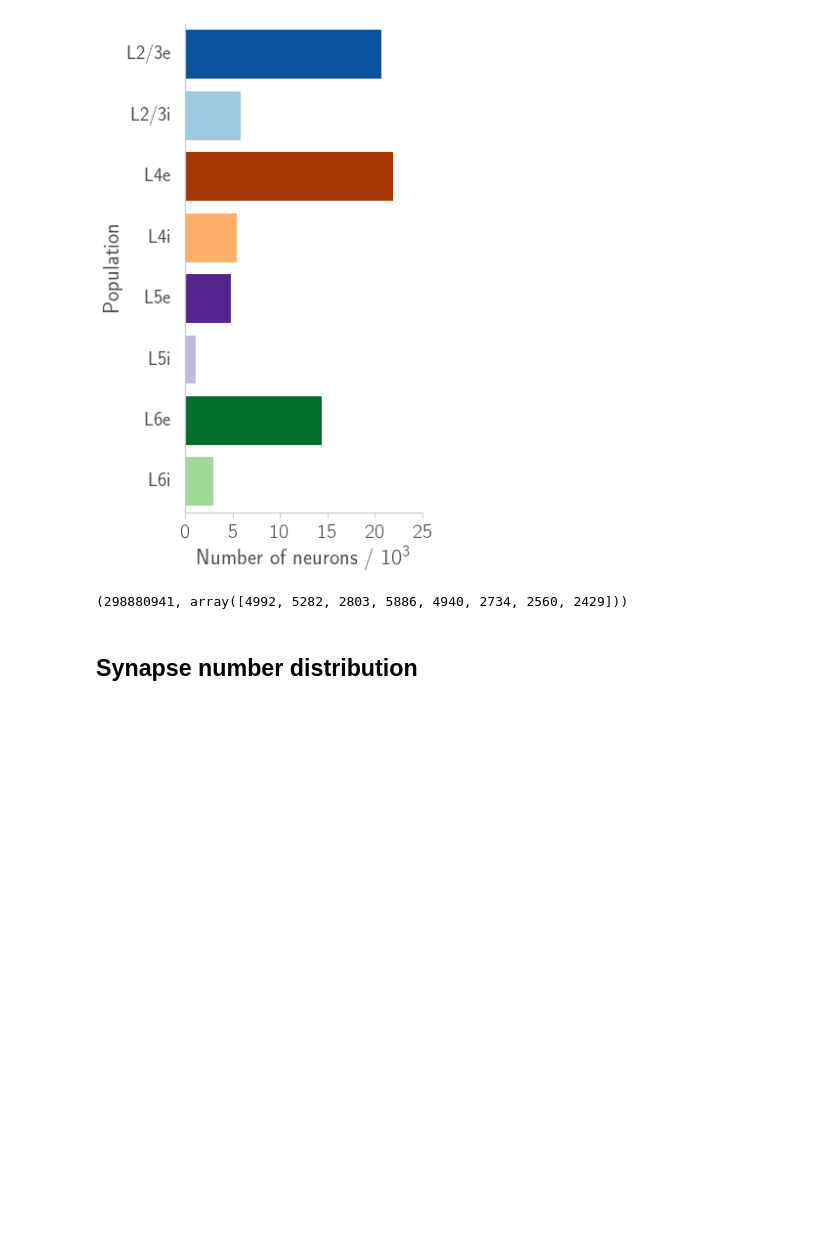
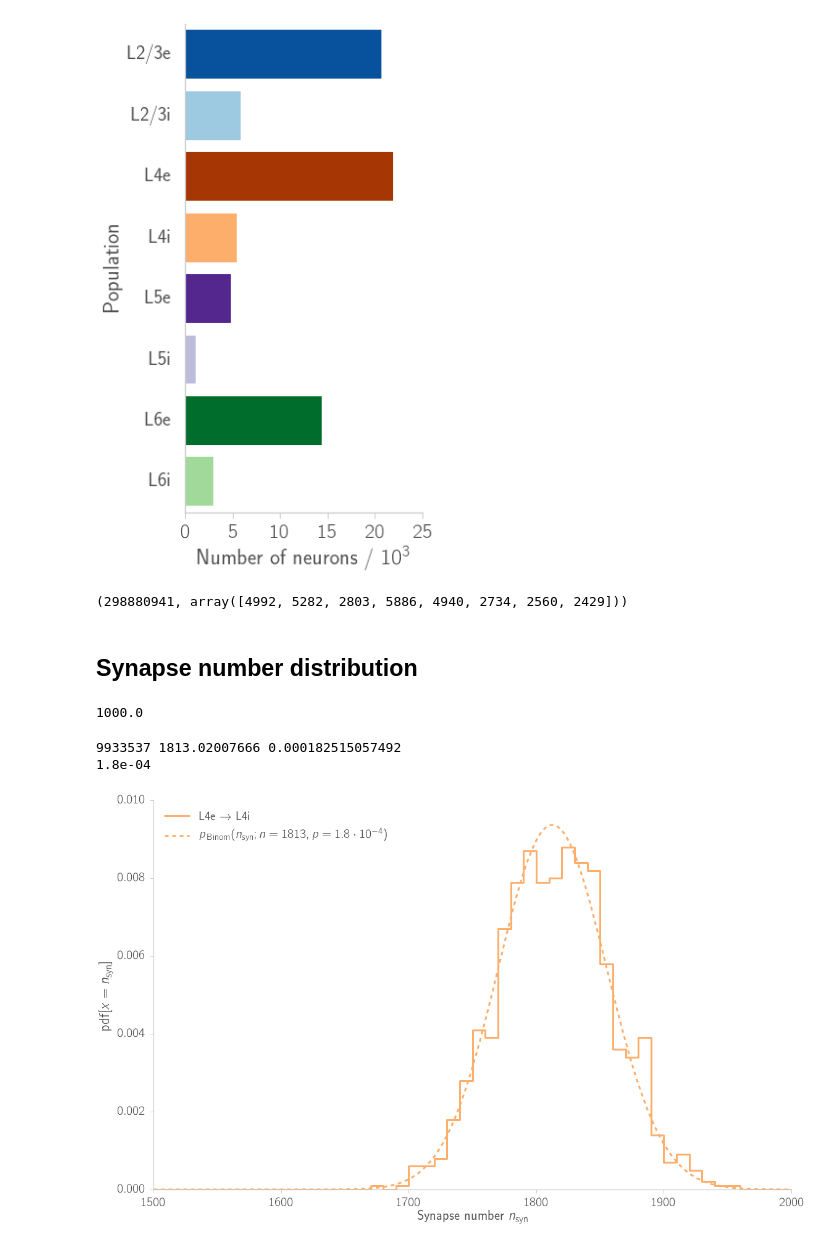
Before and after one commit to frschu/microcircuit, a Jupyter notebook: analysis/model_validation.ipynb, the cells around one changed output. Cells and saved outputs as stored; diff of their text form; code cells hidden in the pictures; blank space fills up the shorter version.

Commit message:
Model validation complete

```diff
--- a/analysis/model_validation.ipynb
+++ b/analysis/model_validation.ipynb
@@ -159,10 +162,77 @@ total_synapses,  total_input
 (298880941, array([4992, 5282, 2803, 5886, 4940, 2734, 2560, 2429]))
 # %% [markdown]
 ## Synapse number distribution
-# %%
-data_path = "/export/data-schuessler/data_microcircuit/micro"
-data_file_name = "synapse_numbers.hdf5"
-path_data_file = os.path.join(data_path, data_file_name)
-with h5py.File(path_data_file, "r") as data_file:
-    bla  = 3
+# %%
+np.sum(syn_hist)
+# %% [output]
+1000.0
+# %%
+# Model
+model = model_class.model()
+label_populations = hf.rlbl(model.populations)
+
+# Pre and postsynaptic population
+target_id = 3
+target    = model.populations[target_id]
+source_id = 2
+source    = model.populations[source_id]
+
+# Data
+data_path = "/export/data-schuessler/data_microcircuit/micro"
+data_file_name = "synapse_numbers.hdf5"
+path_data_file = os.path.join(data_path, data_file_name)
+with h5py.File(path_data_file, "r") as data_file:
+    # Histogram
+    bin_size = data_file.attrs["bin_size"]
+    hist_max = data_file.attrs["hist_max"]
+    n_neurons = data_file.attrs["n_neurons"]#[target_id]
+    bins = np.arange(0, hist_max, bin_size)
+    n_bins_hist = int(hist_max / bin_size)
+    syn_hist = np.zeros(n_bins_hist)
+    syn_hist[1:] = data_file[target + "/" + source][:-1]
+    syn_hist[0] = syn_hist[1]
+
+# Plot range
+xlim = (1500, 2000)
+
+# Theory: binomial distribution
+n_total = model.C_ab
+k_mean_all =  (model.C_ab.T / (model.n_neurons * model.area)).T
+n = n_total[target_id, source_id]
+k_mean = k_mean_all[target_id, source_id]
+k_sd = k_mean * (1 - k_mean / n)
+p = k_mean / n
+power = np.floor(np.log(p) / np.log(10))
+# Approximation by poisson distribution (virtually no difference to binomial)
+from scipy.stats import poisson
+bins_theo = np.arange(*xlim)
+syn_theo = poisson.pmf(bins_theo, k_mean)
+from scipy.stats import binom
+bins_theo = np.arange(*xlim)
+syn_theo = binom.pmf(bins_theo, n, p)
+
+# Plotting
+fig = plt.figure()
+ax = hf.add_subplot(fig, n_rows_cols=(1, 1), index_row_col=(0, 0), rowspan=1, colspan=1)
+ax.plot(bins, syn_hist / (n_neurons * bin_size) , # normalized
+        linewidth=3., color=colors[target_id], drawstyle="steps", label=source + " $\\to$ " + target)
+ax.plot(bins_theo, syn_theo , # normalized
+        "--", linewidth=3., color=colors[target_id],
+        label="$p_{\,\mathrm{Binom}}(n_\mathrm{syn}; n = %i, p = %.1f \cdot 10^{%i}$)"%(k_mean, p*10**-power, power))
+ax.set_xlim(*xlim)
+ax.set_xlabel('Synapse number $n_{\mathrm{syn}}$')
+ax.set_ylabel('$\mathrm{pdf}[x = n_{\mathrm{syn}}]$')
+ax.legend(loc="best")
+style.fixticks(ax)
+
+fig_name = "syn_numbers_distribution"
+if save_fig:
+    hf.saving_fig(fig, figure_path, fig_name, verbose=False)
+
+print(n, k_mean, p)
+print("%.1e"%p)
+# %% [output]
+9933537 1813.02007666 0.000182515057492
+1.8e-04
+[figure, added]
 # %% [markdown]
```
Also changed, not shown: parts of 4 cells of this notebook, 8 other files.
